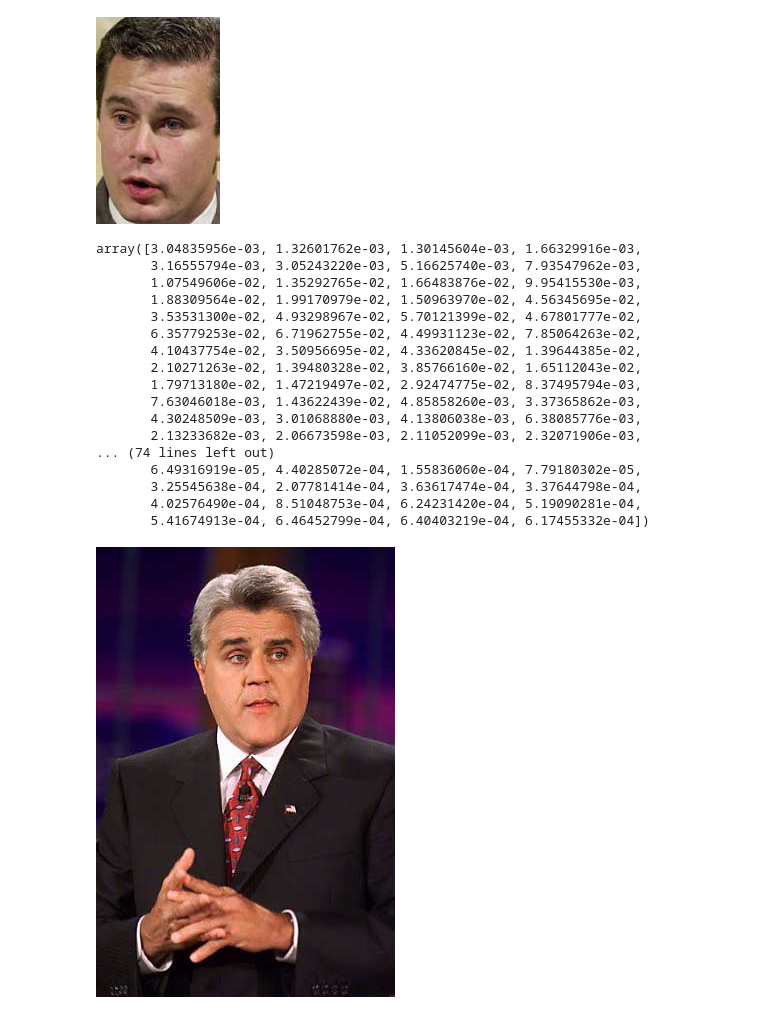
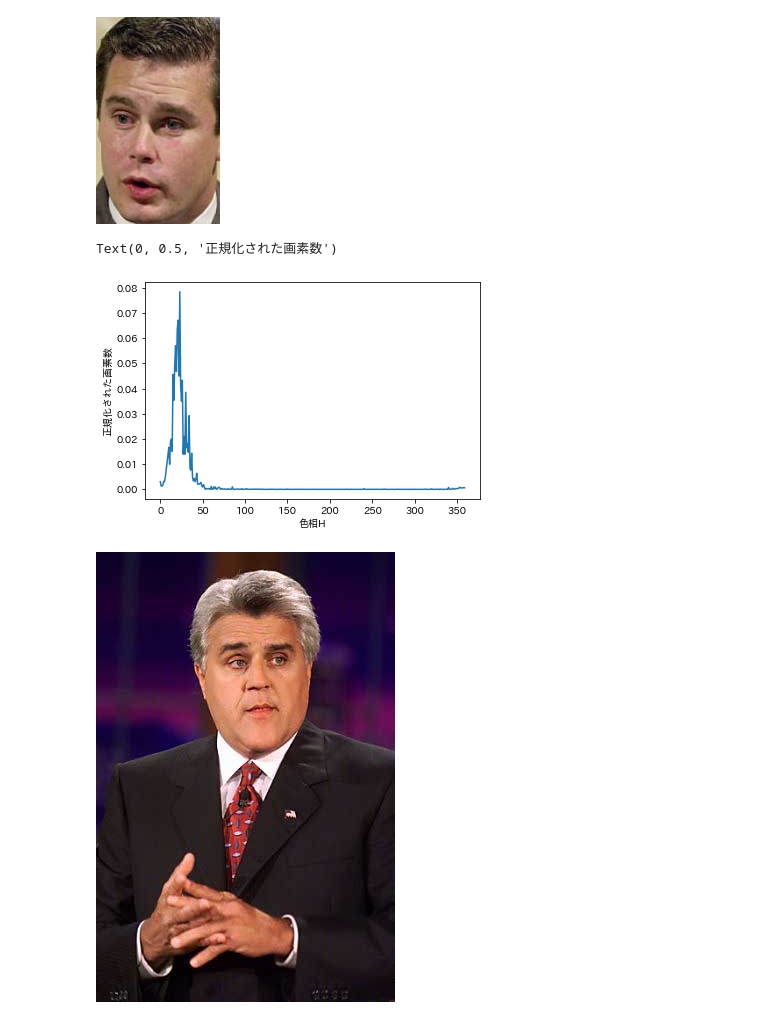
Before and after one commit to crazymaster/facerec, a Jupyter notebook: notebooks/notebook.ipynb, the cells around one changed output. Saved outputs shown, nothing was run; the diff lists cells and outputs as text; code cells hidden in the pictures.

```diff
--- a/notebooks/notebook.ipynb
+++ b/notebooks/notebook.ipynb
@@ -135,25 +136,12 @@ Image.fromarray(im_trim3)
 [figure]
 # %%
 average_face_hue_hist = np.mean([hist1, hist2, hist3], axis=0)
-average_face_hue_hist
+plt.plot(average_face_hue_hist)
+plt.xlabel("色相H")
+plt.ylabel("正規化された画素数")
 # %% [output]
-array([3.04835956e-03, 1.32601762e-03, 1.30145604e-03, 1.66329916e-03,
-       3.16555794e-03, 3.05243220e-03, 5.16625740e-03, 7.93547962e-03,
-       1.07549606e-02, 1.35292765e-02, 1.66483876e-02, 9.95415530e-03,
-       1.88309564e-02, 1.99170979e-02, 1.50963970e-02, 4.56345695e-02,
-       3.53531300e-02, 4.93298967e-02, 5.70121399e-02, 4.67801777e-02,
-       6.35779253e-02, 6.71962755e-02, 4.49931123e-02, 7.85064263e-02,
-       4.10437754e-02, 3.50956695e-02, 4.33620845e-02, 1.39644385e-02,
-       2.10271263e-02, 1.39480328e-02, 3.85766160e-02, 1.65112043e-02,
-       1.79713180e-02, 1.47219497e-02, 2.92474775e-02, 8.37495794e-03,
-       7.63046018e-03, 1.43622439e-02, 4.85858260e-03, 3.37365862e-03,
-       4.30248509e-03, 3.01068880e-03, 4.13806038e-03, 6.38085776e-03,
-       2.13233682e-03, 2.06673598e-03, 2.11052099e-03, 2.32071906e-03,
-... (74 lines left out)
-       6.49316919e-05, 4.40285072e-04, 1.55836060e-04, 7.79180302e-05,
-       3.25545638e-04, 2.07781414e-04, 3.63617474e-04, 3.37644798e-04,
-       4.02576490e-04, 8.51048753e-04, 6.24231420e-04, 5.19090281e-04,
-       5.41674913e-04, 6.46452799e-04, 6.40403219e-04, 6.17455332e-04])
+Text(0, 0.5, '正規化された画素数')
+[figure, added]
 # %%
 img_path = '../data/fddb/2003/05/01/big/img_1301.jpg'
 img = read_img(img_path)
```
Also changed, not shown: parts of 2 cells of this notebook, 1 other file.
